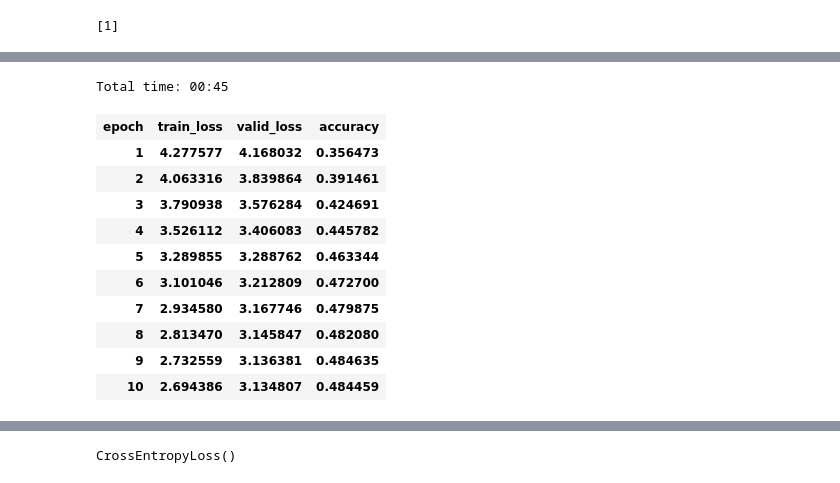
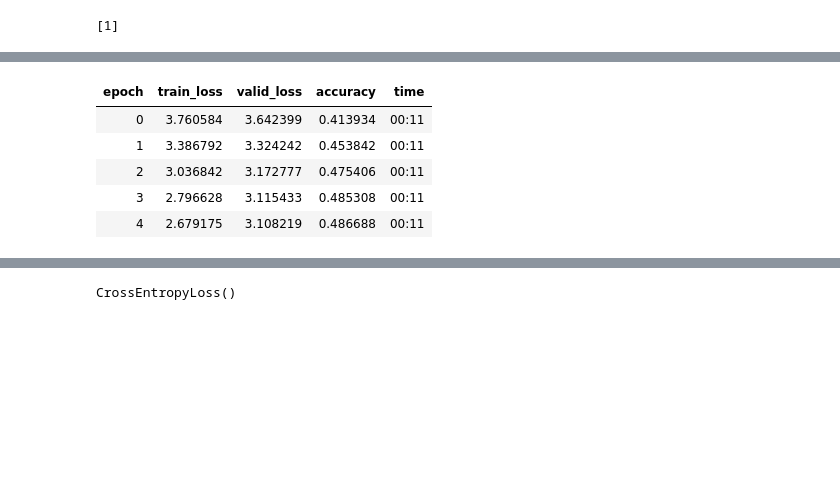
Before and after one commit to goru001/nlp-for-malyalam, a Jupyter notebook: classification/Malyalam_Classification_Model.ipynb, the cells around one changed output, grey strips where cells are left out. Cells and saved outputs as stored; diff of their text form; code cells hidden in the pictures; blank space fills up the shorter version.

```diff
--- a/classification/Malyalam_Classification_Model.ipynb
+++ b/classification/Malyalam_Classification_Model.ipynb
@@ -100,5 +118,3 @@ bs=48
-# %%
-data_lm = TextLMDataBunch.load(path, 'tmp', bs=bs)
 # %%
 data_lm.show_batch()
 # %% [output]
@@ -113,3 +127,7 @@ learn = language_model_learner(data_lm, drop_mult=0.3)
+# %%
+awd_lstm_config = awd_lstm_lm_config.copy()
+awd_lstm_config['n_hid'] = 1150
+learn = language_model_learner(data_lm, arch=AWD_LSTM, drop_mult=0.3, config=awd_lstm_config, pretrained=False)
 # %%
 # Loading the pretrained language model on malyalam wikipedia
 learn.load('/home/gaurav/PycharmProjects/nlp-for-malyalam/language-model/MalyalamDataset/models/third_ml_lm', with_opt=True)
@@ -144,5 +163,5 @@ learn.recorder.plot()
 # %%
 learn.freeze()
 # %%
-learn.fit_one_cycle(1, 1e-2, moms=(0.8,0.7))
+learn.fit_one_cycle(1, 1e-2)
 # %% [output]
@@ -154,19 +170,11 @@ learn.save('fit_head', with_opt=True)
-# %%
-learn.load('fit_head', with_opt=True);
 # %%
 learn.unfreeze()
 # %%
-learn.fit_one_cycle(10, 1e-3, moms=(0.8,0.7))
+learn.fit_one_cycle(5, 1e-3)
 # %% [output]
-Total time: 00:45
-| epoch | train_loss | valid_loss | accuracy |
-| 1 | 4.277577 | 4.168032 | 0.356473 |
-| 2 | 4.063316 | 3.839864 | 0.391461 |
-| 3 | 3.790938 | 3.576284 | 0.424691 |
-| 4 | 3.526112 | 3.406083 | 0.445782 |
-| 5 | 3.289855 | 3.288762 | 0.463344 |
-| 6 | 3.101046 | 3.212809 | 0.472700 |
-| 7 | 2.934580 | 3.167746 | 0.479875 |
-| 8 | 2.813470 | 3.145847 | 0.482080 |
-| 9 | 2.732559 | 3.136381 | 0.484635 |
-| 10 | 2.694386 | 3.134807 | 0.484459 |
+| epoch | train_loss | valid_loss | accuracy | time |
+| 0 | 3.760584 | 3.642399 | 0.413934 | 00:11 |
+| 1 | 3.386792 | 3.324242 | 0.453842 | 00:11 |
+| 2 | 3.036842 | 3.172777 | 0.475406 | 00:11 |
+| 3 | 2.796628 | 3.115433 | 0.485308 | 00:11 |
+| 4 | 2.679175 | 3.108219 | 0.486688 | 00:11 |
```
Also changed, not shown: parts of 48 cells of this notebook, 7 other files.
